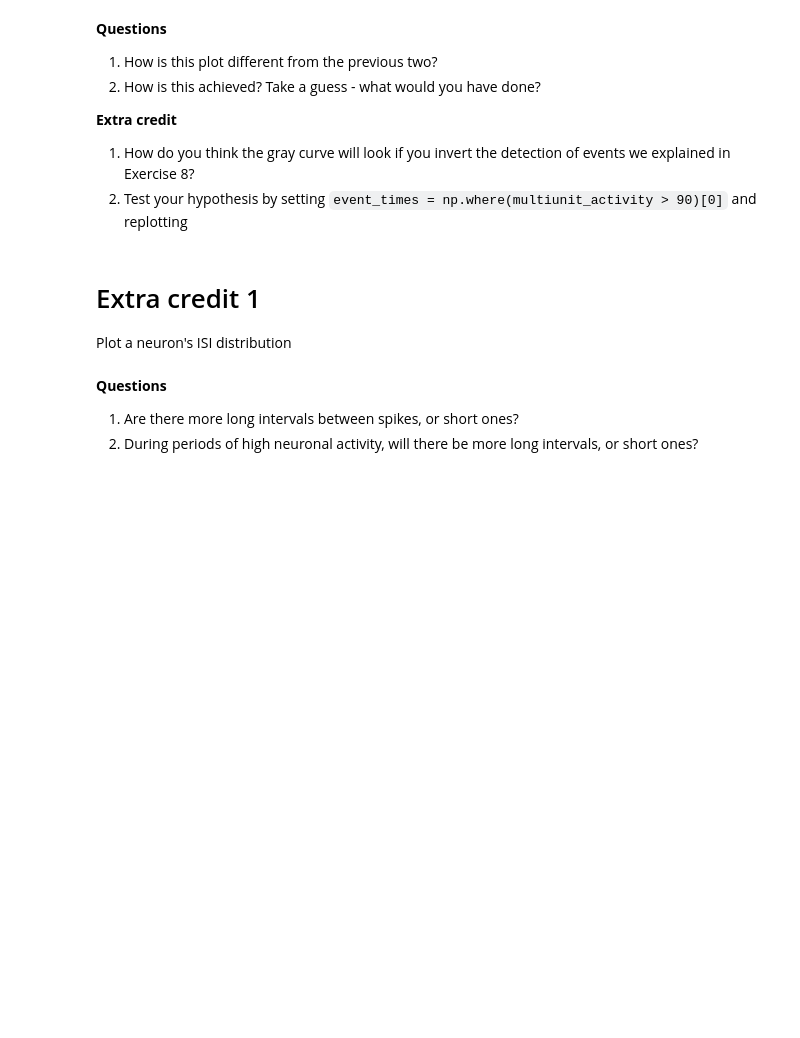
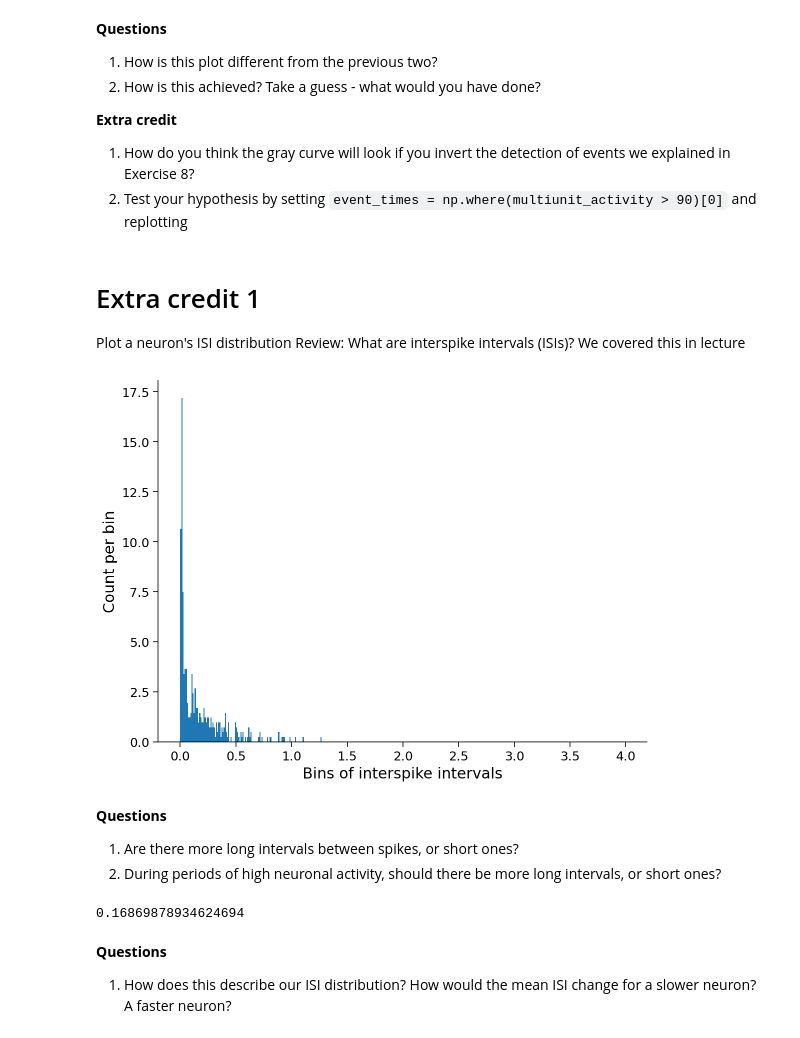
Before and after one commit to maddiehsiang/dnu_course, a Jupyter notebook: tutorials/D2_Spikes/spikes_tutorial.ipynb, the cells around one changed output. Drawn from its saved outputs; the diff is of its cells as text; code cells hidden in the pictures; blank space fills up the shorter version.

```diff
--- a/tutorials/D2_Spikes/spikes_tutorial.ipynb
+++ b/tutorials/D2_Spikes/spikes_tutorial.ipynb
@@ -514,6 +563,7 @@ raster_object.plot_heat_map(all_psth, sortby='rate', sortorder='ascend', normali
 # %% [markdown]
 # Extra credit 1
 Plot a neuron's ISI distribution
+Review: What are interspike intervals (ISIs)? We covered this in lecture
 # %%
 id_of_interest = Neuron_IDs[241]
 one_neuron_spike_times = spike_times_all_neurons[Neuron_IDs == id_of_interest]
@@ -521,12 +571,14 @@ one_neuron_spike_times = spike_times_all_neurons[Neuron_IDs == id_of_interest]
 one_raster=raster.sel(Neuron_ID=241)
 # %%
 isis=np.diff(one_neuron_spike_times)
-x=np.arange(0,4,.01)
+x=np.arange(0, 4, .01)
 
-plt.hist(isis, bins=x);
+plt.hist(isis, bins=x, density=True)
 plt.xlabel('Bins of interspike intervals')
 plt.ylabel('Count per bin');
+# %% [output]
+[figure, added]
 # %% [markdown]
 **Questions**
 1. Are there more long intervals between spikes, or short ones?
-2. During periods of high neuronal activity, will there be more long intervals, or short ones?
+2. During periods of high neuronal activity, should there be more long intervals, or short ones?
@@ -533,2 +588,11 @@ plt.ylabel('Count per bin');
+# %%
+# to_remove solution
+sum(isis)/len(isis)
+# %% [output]
+0.16869878934624694
+# %% [markdown]
+**Questions**
+1. How does this describe our ISI distribution? How would the mean ISI change for a slower neuron?
+A faster neuron?
 # %% [markdown]
 # Extra credit 2
```
Also changed, not shown: parts of 22 cells of this notebook, 3 other files.
